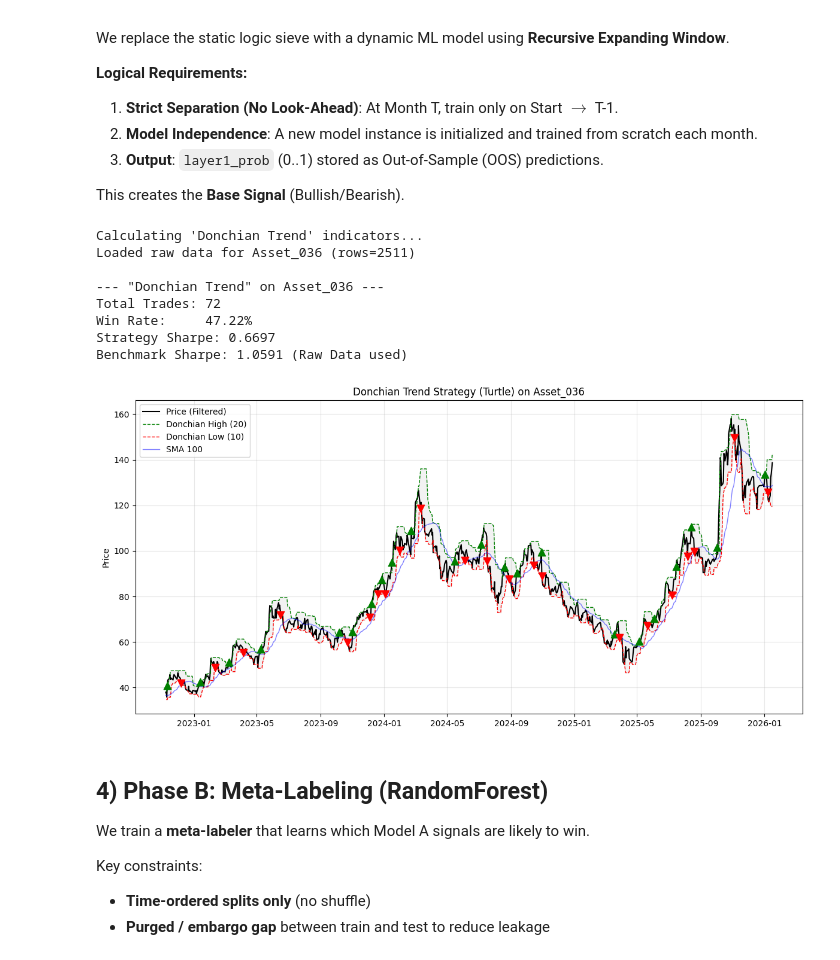
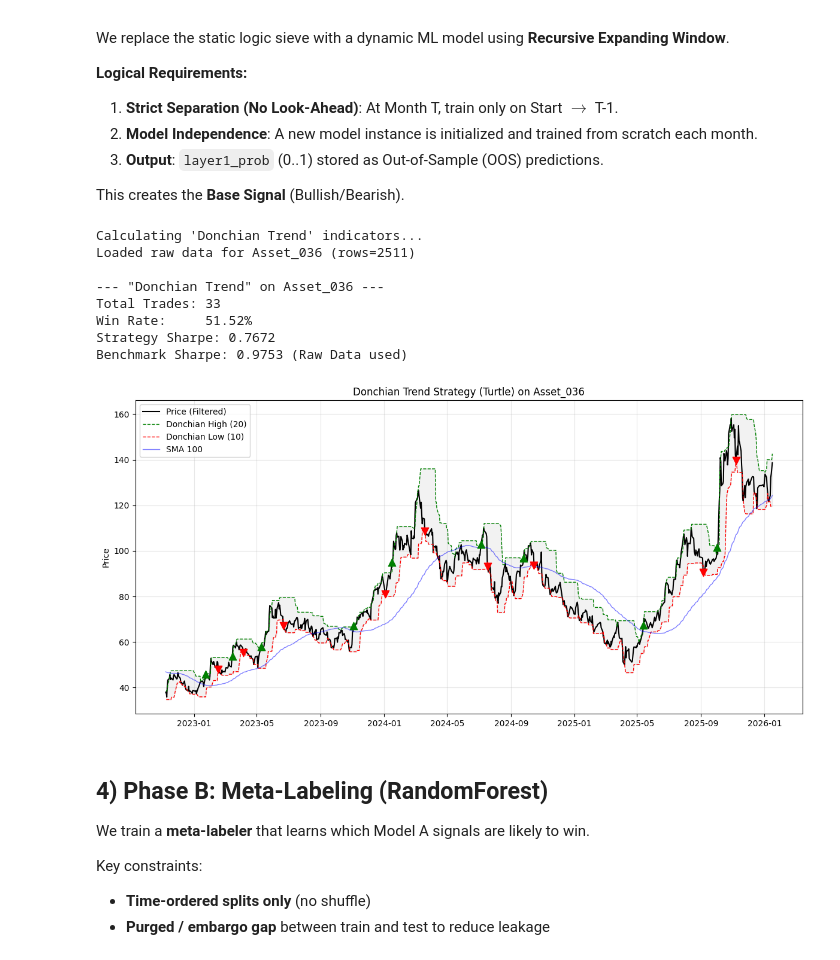
Before and after one commit to zyxro/algorithmic-trading, a Jupyter notebook: notebooks/00_end_to_end_pipeline.ipynb, the cells around one changed output. Saved outputs shown, nothing was run; the diff lists cells and outputs as text; code cells hidden in the pictures.

```diff
--- a/notebooks/00_end_to_end_pipeline.ipynb
+++ b/notebooks/00_end_to_end_pipeline.ipynb
@@ -211,11 +211,11 @@ print("Calculating 'Donchian Trend' indicators...")
 # Donchian Channels
 # 20-day High (Entry basis) and 10-day Low (Exit basis)
 # Transform ensures metrics are calculated per-ticker
-df['don_high_20'] = df.groupby('ticker')['high'].transform(lambda x: x.rolling(10).max())
-df['don_low_10']  = df.groupby('ticker')['low'].transform(lambda x: x.rolling(5).min())
+df['don_high_20'] = df.groupby('ticker')['high'].transform(lambda x: x.rolling(20).max())
+df['don_low_10']  = df.groupby('ticker')['low'].transform(lambda x: x.rolling(10).min())
 
 # SMA 100 (Trend Filter)
-df['sma_100'] = df.groupby('ticker')['close'].transform(lambda x: x.rolling(30).mean())
+df['sma_100'] = df.groupby('ticker')['close'].transform(lambda x: x.rolling(100).mean())
 
 df['rsi_14'] = df.groupby('ticker')['close'].transform(lambda x: calc_rsi(x, 14))
 
@@ -356,38 +356,38 @@ ax = axes
 ax.plot(p_df['date'], p_df['close'], color='black', linewidth=1.5, label='Price (Filtered)')
 
 # Donchian Channels
 # Shift by 1 because the breakout level for Today is determined by Yesterday's window
 ax.plot(p_df['date'], p_df['don_high_20'].shift(1), color='green', linewidth=1, linestyle='--', label='Donchian High (20)')
 ax.plot(p_df['date'], p_df['don_low_10'].shift(1), color='red', linewidth=1, linestyle='--', label='Donchian Low (10)')
 ax.fill_between(p_df['date'], p_df['don_high_20'].shift(1), p_df['don_low_10'].shift(1), color='gray', alpha=0.1)
 
 # SMA 100
 ax.plot(p_df['date'], p_df['sma_100'], color='blue', linewidth=1, alpha=0.5, label='SMA 100')
 
 # Trades
 for t in trades_log:
     if t['Entry Date'] >= p_df['date'].min():
         ax.scatter(t['Entry Date'], t['Entry Price'], color='green', marker='^', s=80, zorder=5)
     if t['Exit Date'] >= p_df['date'].min():
         ax.scatter(t['Exit Date'], t['Exit Price'], color='red', marker='v', s=80, zorder=5)
 
 ax.set_title(f"Donchian Trend Strategy (Turtle) on {sample_ticker}")
 ax.set_ylabel("Price")
 ax.legend(loc='upper left')
 ax.grid(True, alpha=0.3)
 
 plt.tight_layout()
 plt.show()
 # %% [output]
 Calculating 'Donchian Trend' indicators...
 Loaded raw data for Asset_036 (rows=2511)
 
 --- "Donchian Trend" on Asset_036 ---
-Total Trades: 72
-Win Rate:     47.22%
-Strategy Sharpe: 0.6697
-Benchmark Sharpe: 1.0591 (Raw Data used)
+Total Trades: 33
+Win Rate:     51.52%
+Strategy Sharpe: 0.7672
+Benchmark Sharpe: 0.9753 (Raw Data used)
-[figure, old version]
+[figure, new version]
 # %% [markdown]
 ## 4) Phase B: Meta-Labeling (RandomForest)
 
```
Also changed, not shown: parts of 5 cells of this notebook, 10 other files.
